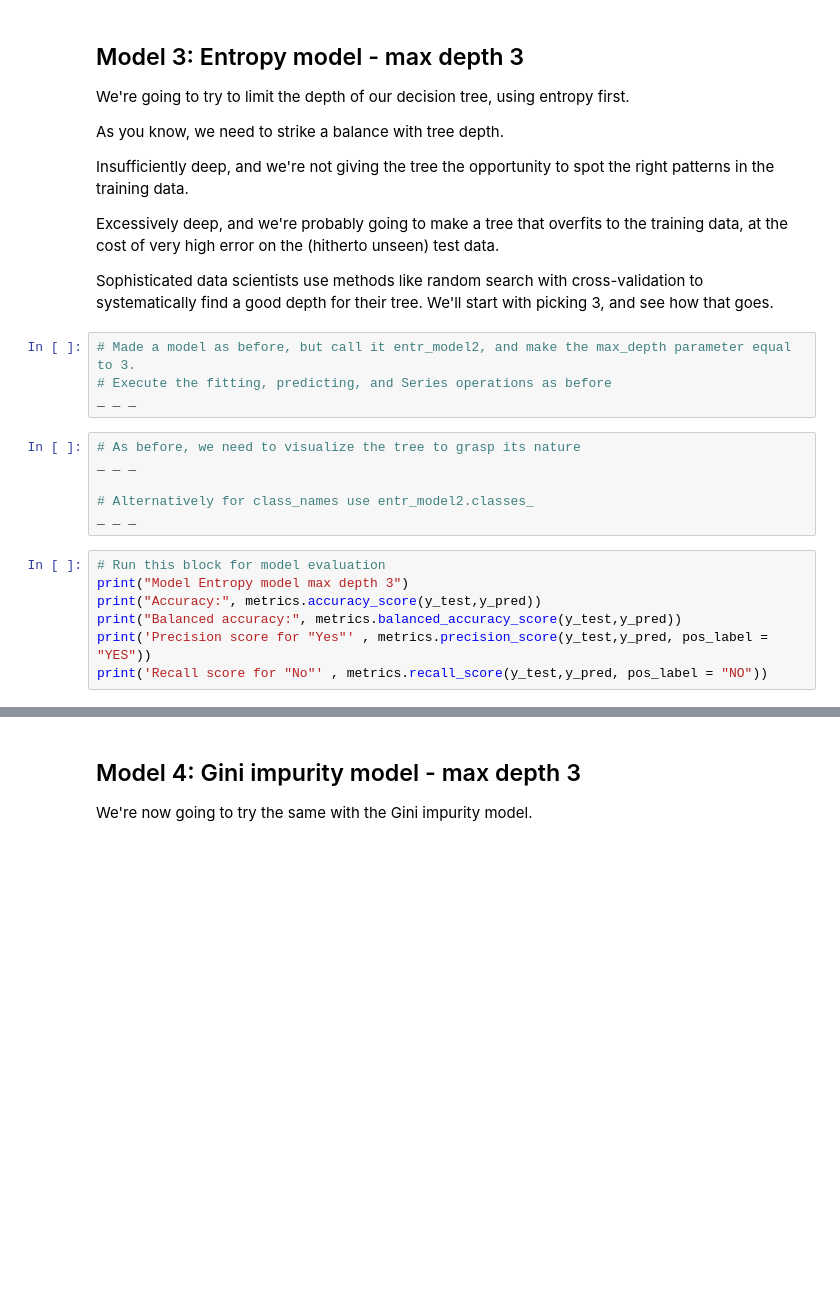
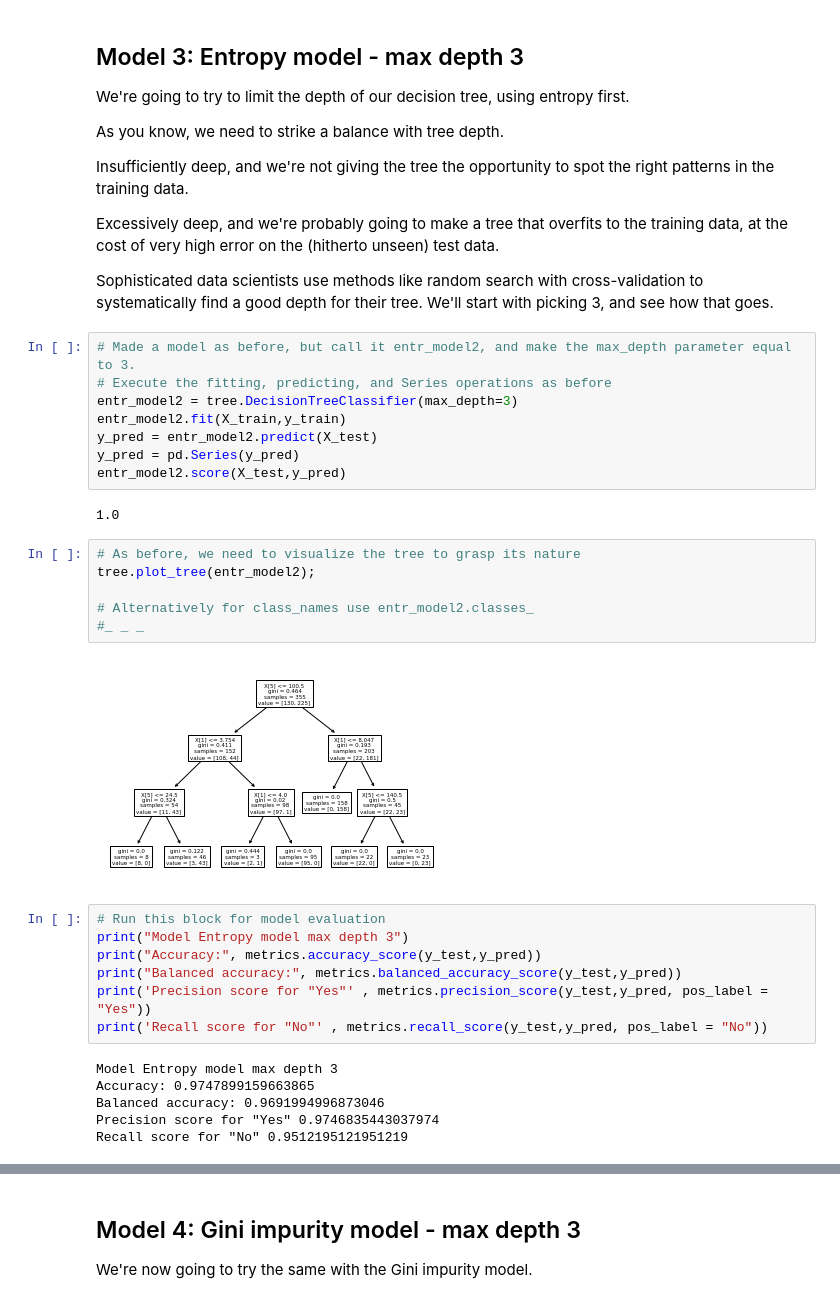
Before and after one commit to ellerybledsoe/Springboard, a Jupyter notebook: 1613148038_Springboard_Decision_Tree_Specialty_Coffee_Case_Study_28012021_2_/Springboard Decision Tree Specialty Coffee Case Study - Tier 3.ipynb, the cells around one changed output, grey strips where cells are left out. Saved outputs shown, nothing was run; the diff lists cells and outputs as text; blank space fills up the shorter version.

Commit message:
added random forest model

```diff
--- a/1613148038_Springboard_Decision_Tree_Specialty_Coffee_Case_Study_28012021_2_/Springboard Decision Tree Specialty Coffee Case Study - Tier 3.ipynb
+++ b/1613148038_Springboard_Decision_Tree_Specialty_Coffee_Case_Study_28012021_2_/Springboard Decision Tree Specialty Coffee Case Study - Tier 3.ipynb
@@ -470,19 +481,33 @@ Sophisticated data scientists use methods like random search with cross-validati
 # %%
 # Made a model as before, but call it entr_model2, and make the max_depth parameter equal to 3.
 # Execute the fitting, predicting, and Series operations as before
-_ _ _
+entr_model2 = tree.DecisionTreeClassifier(max_depth=3)
+entr_model2.fit(X_train,y_train)
+y_pred = entr_model2.predict(X_test)
+y_pred = pd.Series(y_pred)
+entr_model2.score(X_test,y_pred)
+# %% [output]
+1.0
 # %%
 # As before, we need to visualize the tree to grasp its nature
-_ _ _
+tree.plot_tree(entr_model2);
 
 # Alternatively for class_names use entr_model2.classes_
-_ _ _
+#_ _ _
+# %% [output]
+[figure, added]
 # %%
 # Run this block for model evaluation
 print("Model Entropy model max depth 3")
 print("Accuracy:", metrics.accuracy_score(y_test,y_pred))
 print("Balanced accuracy:", metrics.balanced_accuracy_score(y_test,y_pred))
-print('Precision score for "Yes"' , metrics.precision_score(y_test,y_pred, pos_label = "YES"))
-print('Recall score for "No"' , metrics.recall_score(y_test,y_pred, pos_label = "NO"))
+print('Precision score for "Yes"' , metrics.precision_score(y_test,y_pred, pos_label = "Yes"))
+print('Recall score for "No"' , metrics.recall_score(y_test,y_pred, pos_label = "No"))
+# %% [output]
+Model Entropy model max depth 3
+Accuracy: 0.9747899159663865
+Balanced accuracy: 0.9691994996873046
+Precision score for "Yes" 0.9746835443037974
+Recall score for "No" 0.9512195121951219
 # %% [markdown]
 So our accuracy decreased, but is this certainly an inferior tree to the max depth original tree we did with Model 1? Write your conclusions here:
```
Also changed, not shown: parts of 16 cells of this notebook.
